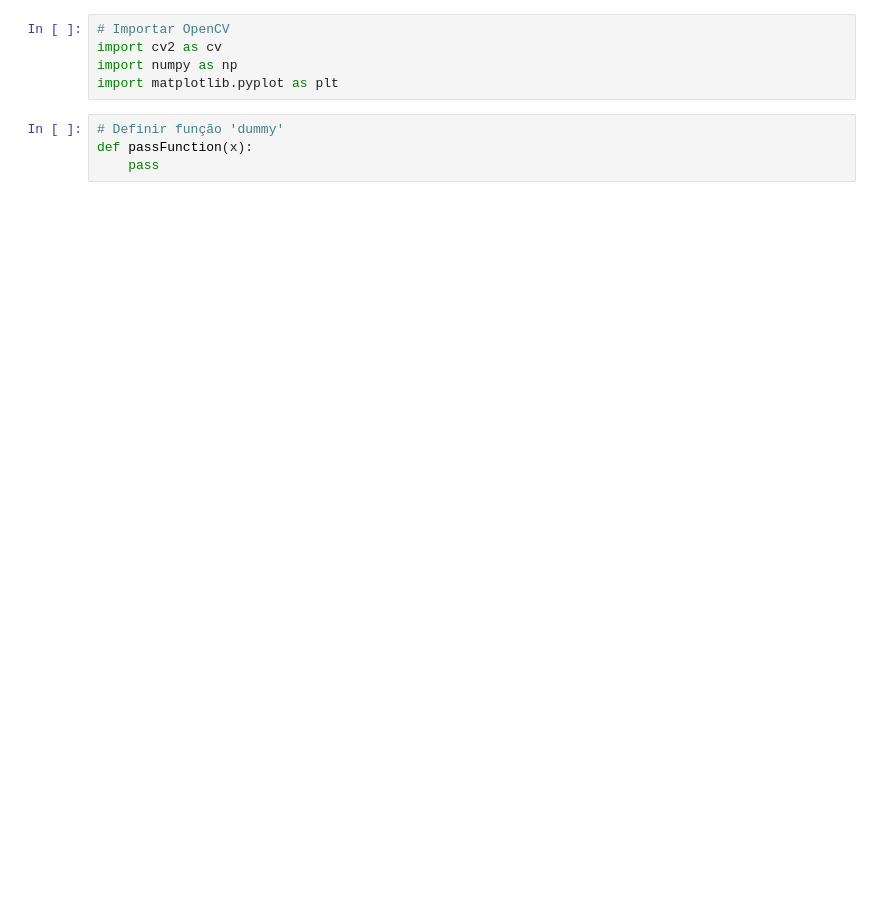
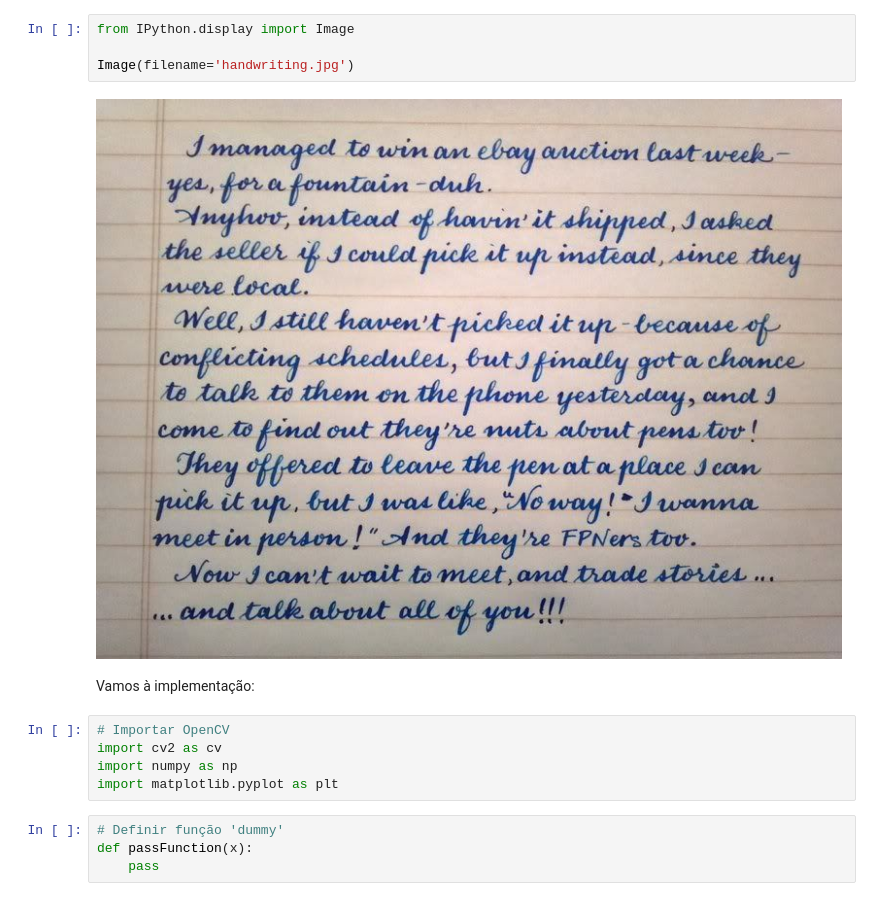
Before and after one commit to almirfilho77/almirfilho77.github.io, a Jupyter notebook: Tiltshift.ipynb, the cells around one changed output. Cells and saved outputs as stored; diff of their text form; blank space fills up the shorter version.

```diff
--- a/Tiltshift.ipynb
+++ b/Tiltshift.ipynb
@@ -1,3 +9,11 @@
+# %%
+from IPython.display import Image
+
+Image(filename='handwriting.jpg')
+# %% [output]
+[figure, added]
+# %% [markdown]
+Vamos à implementação:
 # %%
 # Importar OpenCV
 import cv2 as cv
```
Also changed, not shown: parts of 12 cells of this notebook.
